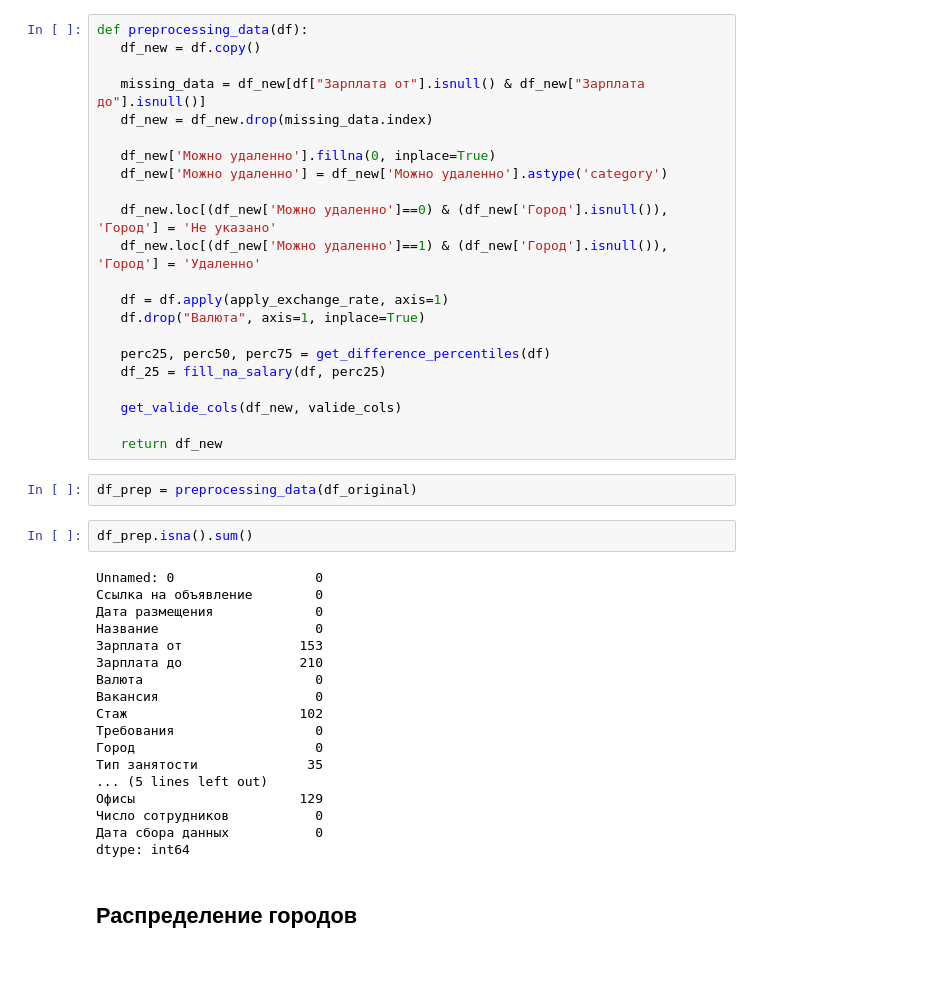
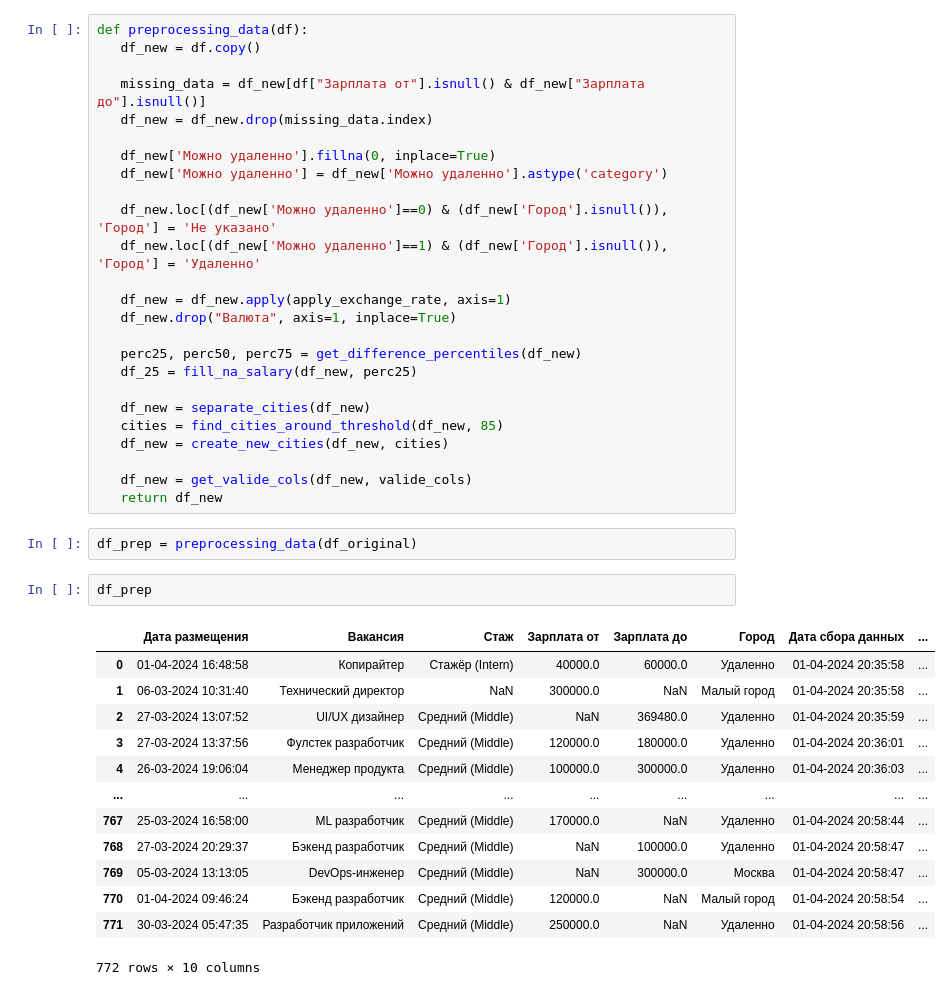
Before and after one commit to LadHrAnalytics/ML_HR, a Jupyter notebook: Notebooks/Habr_cleaning.ipynb, the cells around one changed output. Drawn from its saved outputs; the diff is of its cells as text; blank space fills up the shorter version.

Commit message:
fix cities

```diff
--- a/Notebooks/Habr_cleaning.ipynb
+++ b/Notebooks/Habr_cleaning.ipynb
@@ -124,36 +148,33 @@ def preprocessing_data(df):
    df_new.loc[(df_new['Можно удаленно']==0) & (df_new['Город'].isnull()), 'Город'] = 'Не указано'
    df_new.loc[(df_new['Можно удаленно']==1) & (df_new['Город'].isnull()), 'Город'] = 'Удаленно'
 
-   df = df.apply(apply_exchange_rate, axis=1)
-   df.drop("Валюта", axis=1, inplace=True)
+   df_new = df_new.apply(apply_exchange_rate, axis=1)
+   df_new.drop("Валюта", axis=1, inplace=True)
 
-   perc25, perc50, perc75 = get_difference_percentiles(df)
-   df_25 = fill_na_salary(df, perc25)
+   perc25, perc50, perc75 = get_difference_percentiles(df_new)
+   df_25 = fill_na_salary(df_new, perc25)
 
-   get_valide_cols(df_new, valide_cols)
+   df_new = separate_cities(df_new)
+   cities = find_cities_around_threshold(df_new, 85)
+   df_new = create_new_cities(df_new, cities)
 
+   df_new = get_valide_cols(df_new, valide_cols)
    return df_new
 # %%
 df_prep = preprocessing_data(df_original)
 # %%
-df_prep.isna().sum()
+df_prep
 # %% [output]
+|  | Дата размещения | Вакансия | Стаж | Зарплата от | Зарплата до | Город | Дата сбора данных | ... |
+| 0 | 01-04-2024 16:48:58 | Копирайтер | Стажёр (Intern) | 40000.0 | 60000.0 | Удаленно | 01-04-2024 20:35:58 | ... |
+| 1 | 06-03-2024 10:31:40 | Технический директор | NaN | 300000.0 | NaN | Малый город | 01-04-2024 20:35:58 | ... |
+| 2 | 27-03-2024 13:07:52 | UI/UX дизайнер | Средний (Middle) | NaN | 369480.0 | Удаленно | 01-04-2024 20:35:59 | ... |
+| 3 | 27-03-2024 13:37:56 | Фулстек разработчик | Средний (Middle) | 120000.0 | 180000.0 | Удаленно | 01-04-2024 20:36:01 | ... |
+| 4 | 26-03-2024 19:06:04 | Менеджер продукта | Средний (Middle) | 100000.0 | 300000.0 | Удаленно | 01-04-2024 20:36:03 | ... |
+| ... | ... | ... | ... | ... | ... | ... | ... | ... |
+| 767 | 25-03-2024 16:58:00 | ML разработчик | Средний (Middle) | 170000.0 | NaN | Удаленно | 01-04-2024 20:58:44 | ... |
+| 768 | 27-03-2024 20:29:37 | Бэкенд разработчик | Средний (Middle) | NaN | 100000.0 | Удаленно | 01-04-2024 20:58:47 | ... |
+| 769 | 05-03-2024 13:13:05 | DevOps-инженер | Средний (Middle) | NaN | 300000.0 | Москва | 01-04-2024 20:58:47 | ... |
+| 770 | 01-04-2024 09:46:24 | Бэкенд разработчик | Средний (Middle) | 120000.0 | NaN | Малый город | 01-04-2024 20:58:54 | ... |
+| 771 | 30-03-2024 05:47:35 | Разработчик приложений | Средний (Middle) | 250000.0 | NaN | Удаленно | 01-04-2024 20:58:56 | ... |
-Unnamed: 0                  0
-Ссылка на объявление        0
-Дата размещения             0
-Название                    0
-Зарплата от               153
-Зарплата до               210
-Валюта                      0
-Вакансия                    0
-Стаж                      102
-Требования                  0
-Город                       0
-Тип занятости              35
-... (5 lines left out)
-Офисы                     129
-Число сотрудников           0
-Дата сбора данных           0
-dtype: int64
+772 rows × 10 columns
-# %% [markdown]
-## Распределение городов
```
Also changed, not shown: parts of 12 cells of this notebook.
